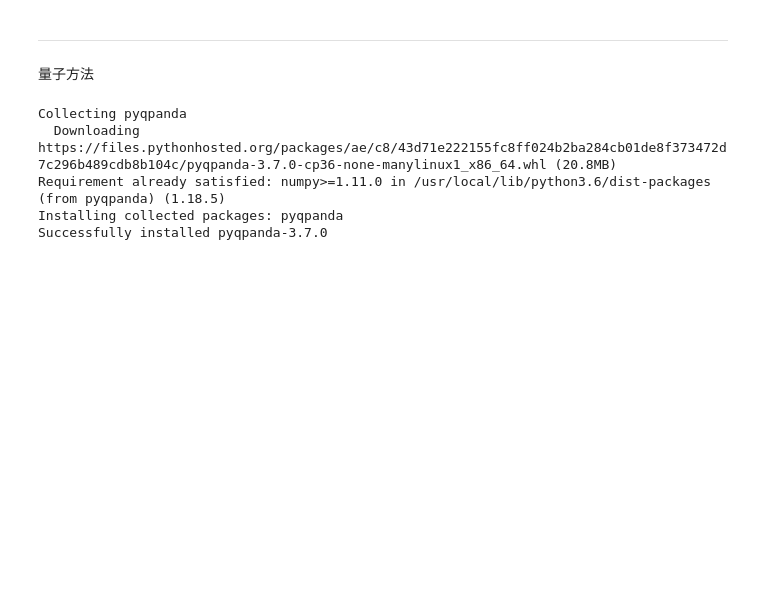
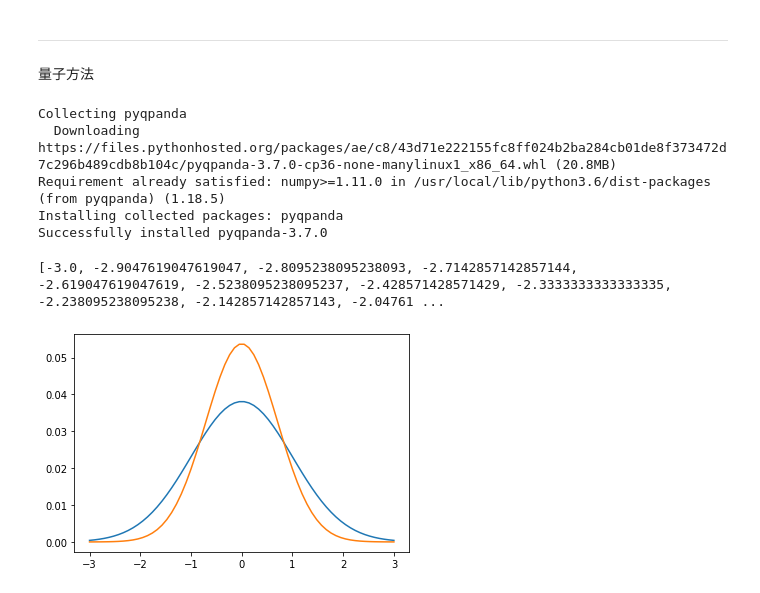
Before and after one commit to YeweiYuan/Quantum-Pricing, a Jupyter notebook: qfin.ipynb, the cells around one changed output. Drawn from its saved outputs; the diff is of its cells as text; code cells hidden in the pictures; blank space fills up the shorter version.

```diff
--- a/qfin.ipynb
+++ b/qfin.ipynb
@@ -106,3 +234,9 @@ class Qsampling:
+# %%
+Qtest = Qsampling()
+Qtest.expectation()
+# %% [output]
+[-3.0, -2.9047619047619047, -2.8095238095238093, -2.7142857142857144, -2.619047619047619, -2.5238095238095237, -2.428571428571429, -2.3333333333333335, -2.238095238095238, -2.142857142857143, -2.04761 ...
+[figure, added]
 # %%
 Qtest = Qsampling()
 Qtest.sample()
```
Also changed, not shown: parts of 19 cells of this notebook.
